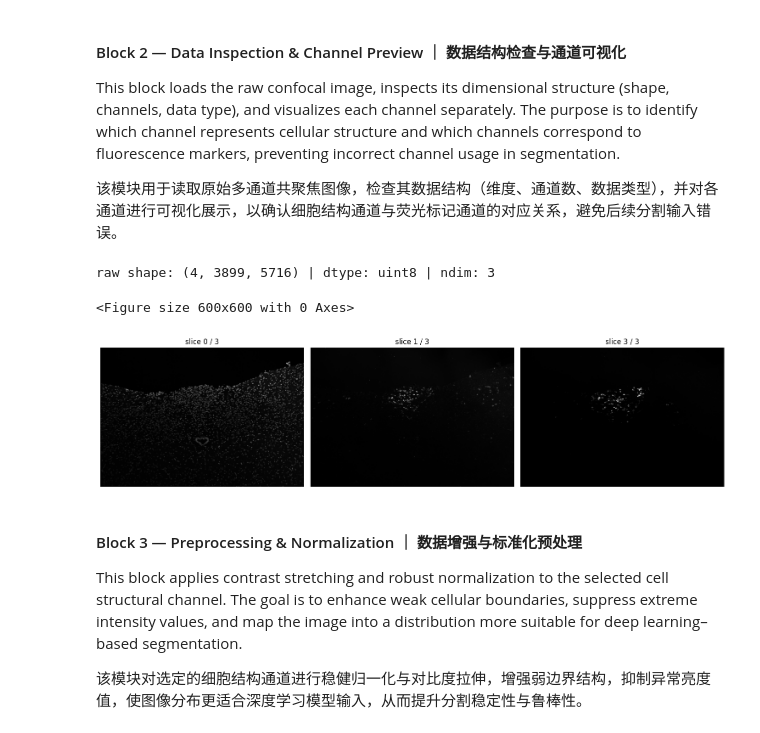
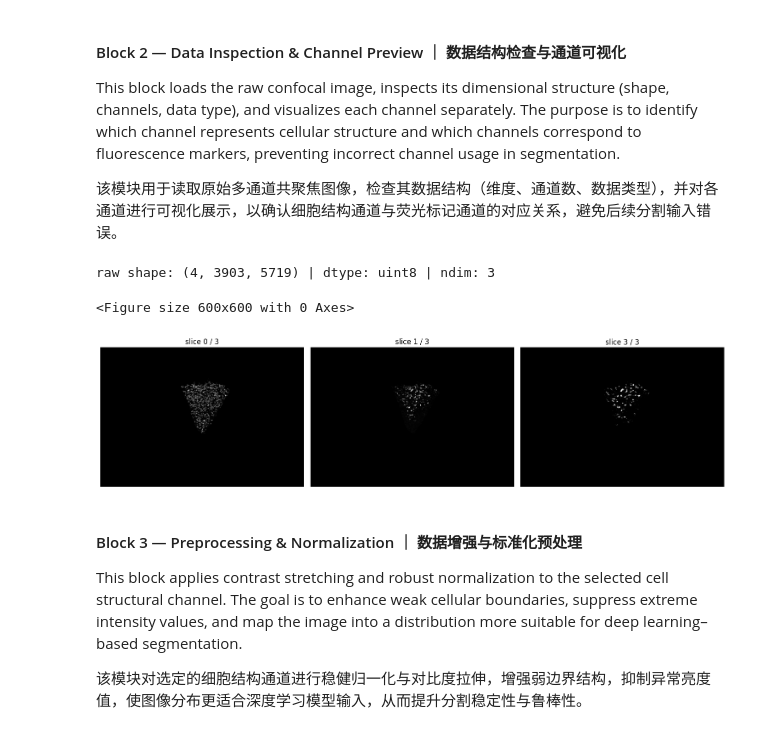
Before and after one commit to AllenWn/cocofluo, a Jupyter notebook: pipeline/cocofluo.ipynb, the cells around one changed output. Saved outputs shown, nothing was run; the diff lists cells and outputs as text; code cells hidden in the pictures.

```diff
--- a/pipeline/cocofluo.ipynb
+++ b/pipeline/cocofluo.ipynb
@@ -57,38 +57,38 @@ import numpy as np
 import matplotlib.pyplot as plt
 from cellpose import io
 
-MY_IMAGE_PATH = "data/test1.tif"
+MY_IMAGE_PATH = "data/test2.tif"
 
 img = io.imread(MY_IMAGE_PATH)
 print("raw shape:", img.shape, "| dtype:", img.dtype, "| ndim:", img.ndim)
 
 plt.figure(figsize=(6,6))
 
 if img.ndim == 2:
     plt.imshow(img, cmap="gray")
     plt.title("2D image")
 
 elif img.ndim == 3:
     idxs = [0, min(1, img.shape[0]-1), img.shape[0] -1]
     fig, axes = plt.subplots(1, len(idxs), figsize=(15, 5))
     for ax, i in zip(axes, idxs):
         ax.imshow(img[i], cmap="gray")
         ax.set_title(f"slice {i} / {img.shape[0]-1}")
         ax.axis("off")
     plt.tight_layout()
 
 elif img.ndim == 4:
     print("4D image detected, need axis interpretation.")
     print("shape breakdown:", img.shape)
 
 else:
     print("Unsupported ndim:", img.ndim)
 
 plt.show()
 # %% [output]
-raw shape: (4, 3899, 5716) | dtype: uint8 | ndim: 3
+raw shape: (4, 3903, 5719) | dtype: uint8 | ndim: 3
 <Figure size 600x600 with 0 Axes>
-[figure, old version]
+[figure, new version]
 # %% [markdown]
 #### Block 3 — Preprocessing & Normalization ｜ 数据增强与标准化预处理
 
```
Also changed, not shown: parts of 11 cells of this notebook, 12 other files.
